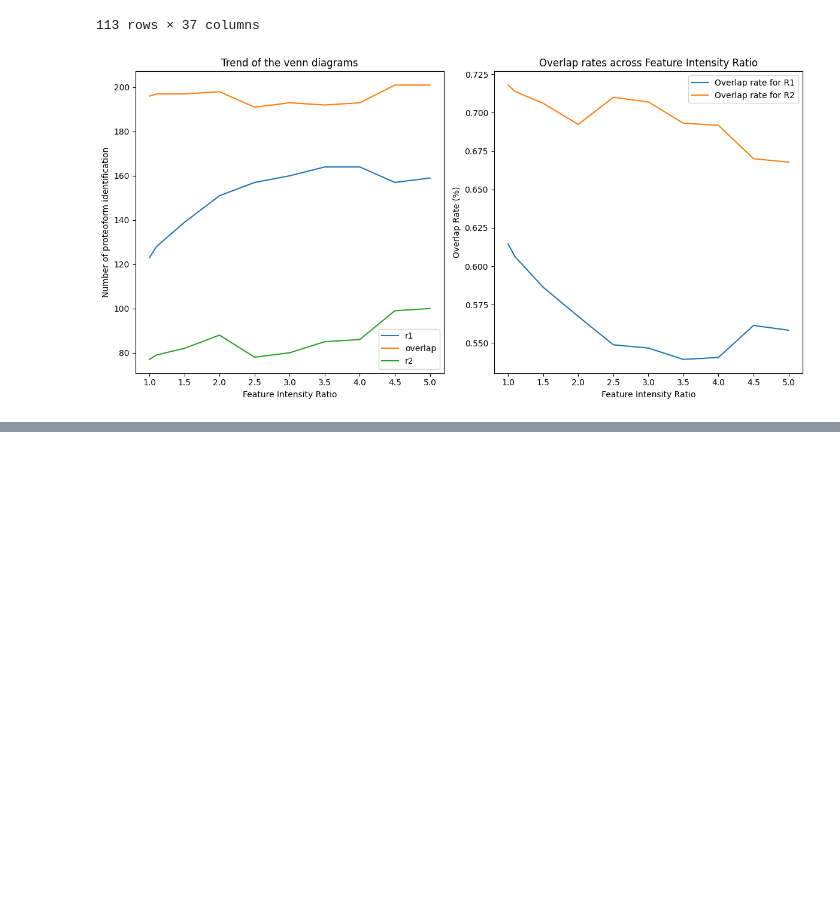
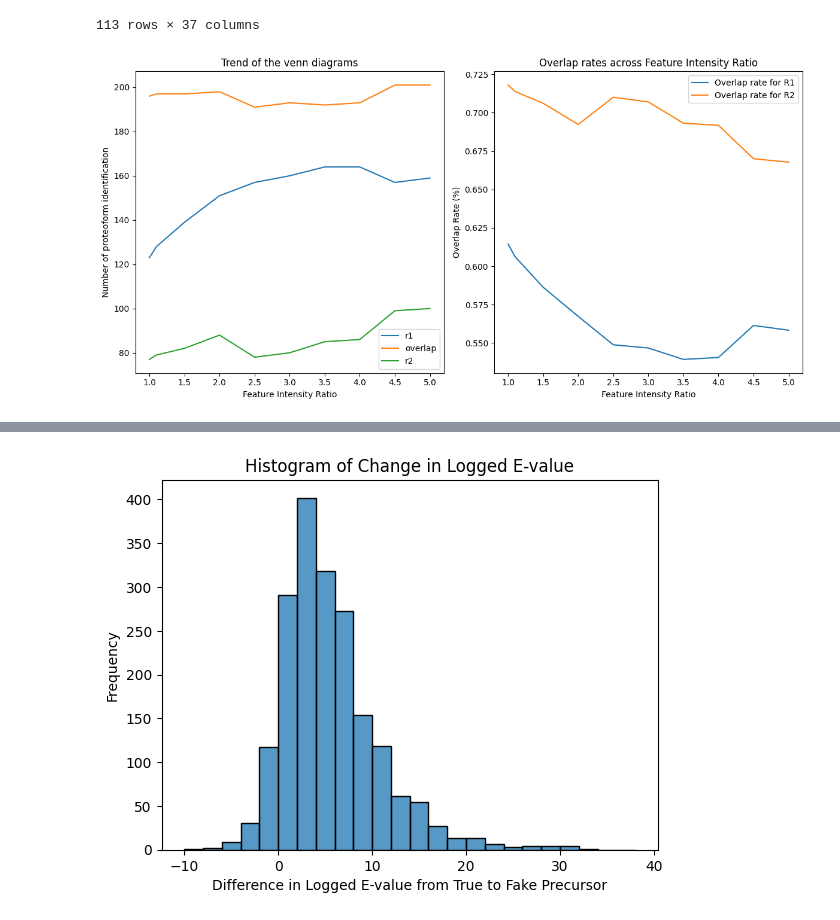
Before and after one commit to todanielwang/TopMPI, a Jupyter notebook: notebook.ipynb, the cells around one changed output, grey strips where cells are left out. Drawn from its saved outputs; the diff is of its cells as text; code cells hidden in the pictures; blank space fills up the shorter version.

```diff
--- a/notebook.ipynb
+++ b/notebook.ipynb
@@ -2653,0 +3200,88 @@ result.to_csv(dir + "newproteoformoverlapanalysis.tsv", sep="\t")
+# %%
+import json
+import copy
+
+def getMatchedPeaks(prsmID, dir, spec):
+    with open(dir + "prsm" + str(prsmID) + ".js") as file:
+        file.readline()
+        toppic = json.loads(file.read())
+        peak_list = toppic["prsm"]["ms"]["peaks"]["peak"]
+        matched_list = []
+        nonmatched_list = []
+        if len(spec.peak_list) == 1:
+            matched_list.append(copy.deepcopy(spec.peak_list[0]))
+        else:
+            for idx in range(0, len(peak_list)):
+                if "matched_ions" in peak_list[idx]:
+                    matched_list.append(copy.deepcopy(spec.peak_list[idx]))
+                else:
+                    nonmatched_list.append(copy.deepcopy(spec.peak_list[idx]))
+        return matched_list, nonmatched_list
+# %%
+import pandas as pd
+import numpy as np
+import seaborn as sns
+import matplotlib.pyplot as plt
+import read_msalign
+
+
+spectra = read_msalign.read_spec_file("/home/daniel/Desktop/datafiles/RealData/yeast/simulation/new/simulation_ms2.msalign")
+
+spec_dict = {}
+for spec in spectra:
+    spec_dict[str(spec.header.spec_scan)] = spec
+
+prsm = pd.read_csv("/home/daniel/Desktop/datafiles/RealData/yeast/simulation/new/simulation_ms2_toppic_prsm_single.tsv", sep="\t", skiprows=26)
+dir = "/home/daniel/Desktop/datafiles/RealData/yeast/simulation/new/simulation_html/toppic_prsm_cutoff/data_js/prsms/"
+trueprsm = pd.read_csv("/home/daniel/Desktop/datafiles/RealData/yeast/yeast/Yeast_1_ms2_toppic_prsm_single.tsv", sep="\t", skiprows=26)
+truedir = "/home/daniel/Desktop/datafiles/RealData/yeast/yeast/Yeast_1_html/toppic_prsm_cutoff/data_js/prsms/"
+
+merge = prsm.merge(trueprsm, on="Scan(s)", how="left")
+
+totalscans = merge["Scan(s)"].tolist()
+
+sameproteinscans = merge[merge["Protein accession_x"] == merge["Protein accession_y"]]["Scan(s)"].tolist()
+
+print(len(sameproteinscans))
+
+for scan in totalscans:
+    if scan not in sameproteinscans:
+        matchedList_simulation, nonMatchedList = getMatchedPeaks(prsm[prsm["Scan(s)"] == int(scan)].iloc[0]["Prsm ID"], dir, spec_dict[str(scan)])
+        matchedList_true, nonMatchedList = getMatchedPeaks(trueprsm[trueprsm["Scan(s)"] == int(scan)].iloc[0]["Prsm ID"], truedir, spec_dict[str(scan)])
+        setsimulation = set(matchedList_simulation)
+        settrue = set(matchedList_true)
+        if (len(setsimulation.intersection(settrue)) / min(float(len(settrue)), float(len(setsimulation))) >= 0.8):
+            sameproteinscans.append(scan)
+
+print(len(sameproteinscans))
+
+merge = merge[merge["Scan(s)"].isin(sameproteinscans)]
+
+# Step 1: Apply log10 to both columns
+merge['log_E-value_x'] = np.log10(merge['E-value_x'])
+merge['log_E-value_y'] = np.log10(merge['E-value_y'])
+
+# Step 2: Subtract logged values
+merge['log_diff'] = merge['log_E-value_x'] - merge['log_E-value_y']
+
+print(merge[(merge['log_diff'] < -5)][["Scan(s)", "log_diff"]])
+
+bin_width = 2  # Adjust the bin width as desired
+min_val = merge['log_diff'].min()
+print(min_val)
+max_val = merge['log_diff'].max()
+
+# Create bins that are symmetrical around 0, with consistent width
+bins = np.arange(min_val // bin_width * bin_width, max_val // bin_width * bin_width + bin_width, bin_width)
+
+# Step 3: Create a histogram using seaborn
+sns.histplot(merge['log_diff'], bins=bins, kde=False, edgecolor='black')
+
+# Customize plot
+plt.title('Histogram of Change in Logged E-value')
+plt.xlabel('Difference in Logged E-value from True to Fake Precursor')
+plt.ylabel('Frequency')
+
+# Show plot
+plt.show()
+# %% [output]
@@ -2653,0 +3300 @@ result.to_csv(dir + "newproteoformoverlapanalysis.tsv", sep="\t")
+[figure, added]
```
Also changed, not shown: parts of 46 cells of this notebook, 23 other files.
